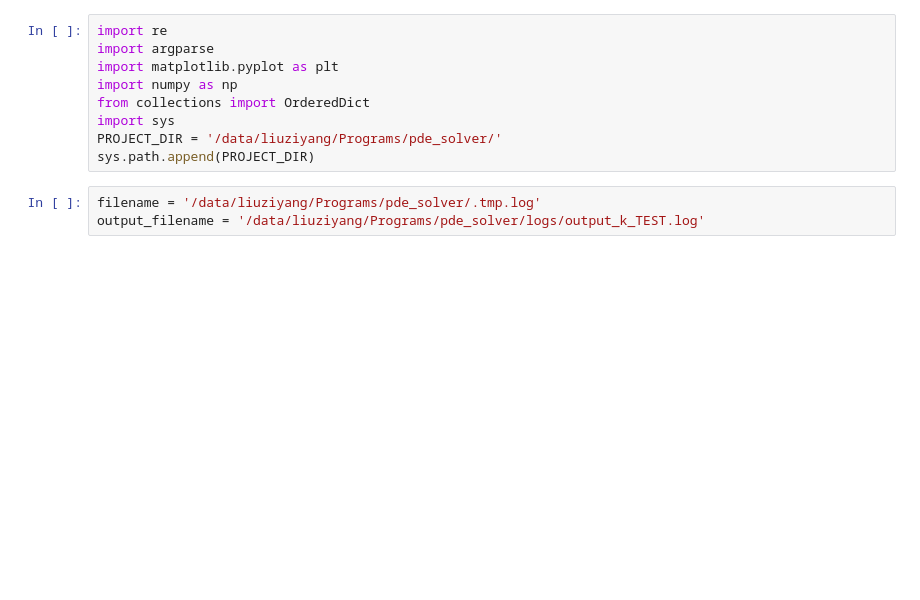
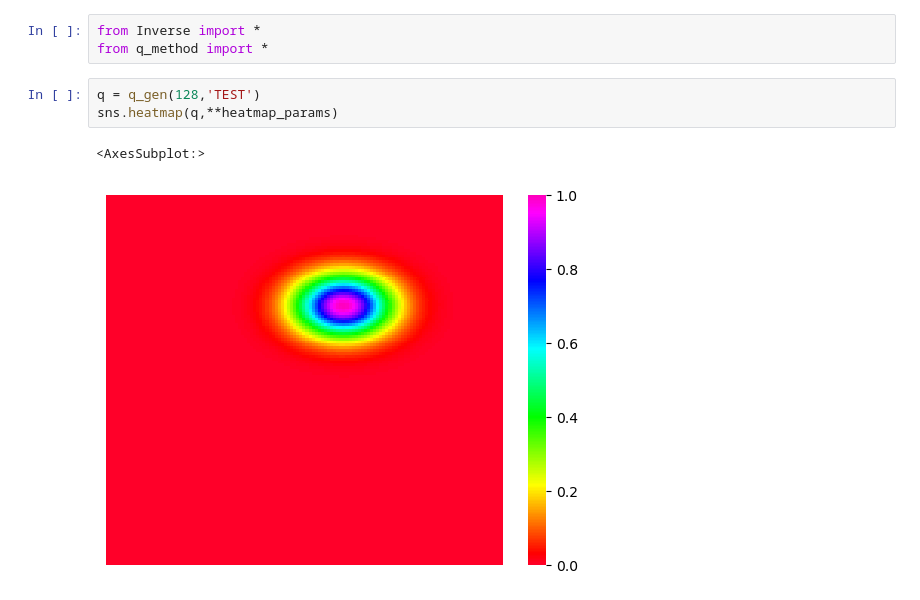
Before and after one commit to MIA123MIA321/IMSP-FNO-Solver, a Jupyter notebook: src/Untitled.ipynb, the cells around one changed output. Cells and saved outputs as stored; diff of their text form; blank space fills up the shorter version.

```diff
--- a/src/Untitled.ipynb
+++ b/src/Untitled.ipynb
@@ -1,12 +1,9 @@
-# %%
-import re
-import argparse
-import matplotlib.pyplot as plt
-import numpy as np
-from collections import OrderedDict
-import sys
-PROJECT_DIR = '/data/liuziyang/Programs/pde_solver/'
-sys.path.append(PROJECT_DIR)
-# %%
-filename = '/data/liuziyang/Programs/pde_solver/.tmp.log'
-output_filename = '/data/liuziyang/Programs/pde_solver/logs/output_k_TEST.log'
+# %%
+from Inverse import *
+from q_method import *
+# %%
+q = q_gen(128,'TEST')
+sns.heatmap(q,**heatmap_params)
+# %% [output]
+<AxesSubplot:>
+[figure, added]
```
Also changed, not shown: parts of 13 cells of this notebook, 41 other files.
